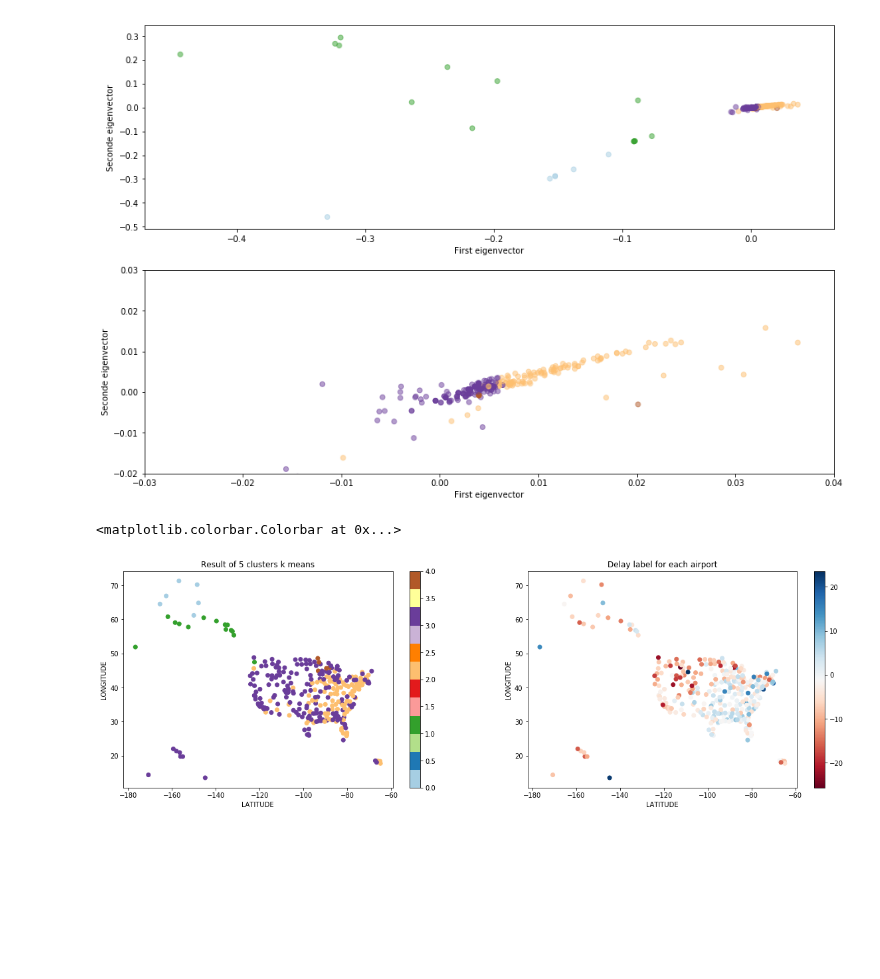
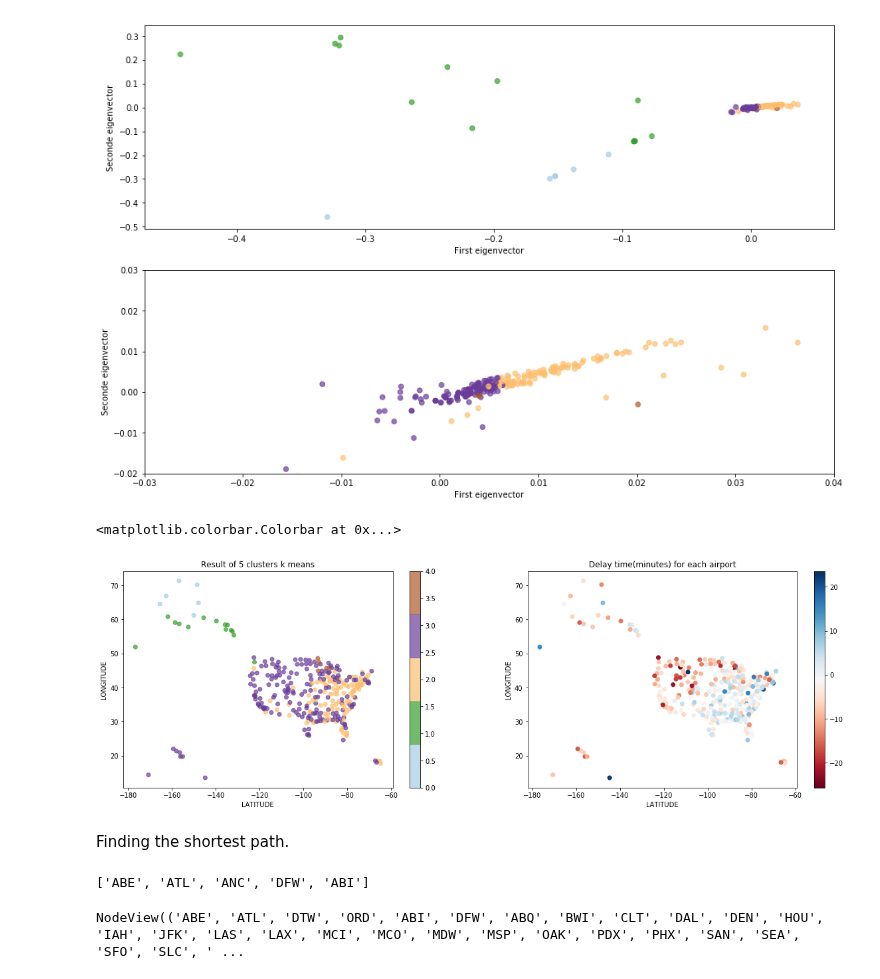
Before and after one commit to ownzonefeng/ntds_groupwork, a Jupyter notebook: Project/flightdelay/GraphAnalysis.ipynb, the cells around one changed output. Cells and saved outputs as stored; diff of their text form; code cells hidden in the pictures; blank space fills up the shorter version.

```diff
--- a/Project/flightdelay/GraphAnalysis.ipynb
+++ b/Project/flightdelay/GraphAnalysis.ipynb
@@ -80,12 +71,14 @@ k_means.fit(X)
 k_means_cluster_centers = np.sort(k_means.cluster_centers_, axis=0)
 k_means_labels = pairwise_distances_argmin(X, k_means_cluster_centers)
 # %%
+cmap = plt.get_cmap('Paired',5)
+
 fig, ax = plt.subplots(2,1,figsize=(15,10))
-ax[0].scatter(U[:,1],U[:,2],c=k_means_labels,alpha=0.5,cmap='Paired')
+ax[0].scatter(U[:,1],U[:,2],c=k_means_labels,alpha=0.7,cmap=cmap)
 ax[0].set_xlabel('First eigenvector')
 ax[0].set_ylabel('Seconde eigenvector')
 #plt.colorbar()
-ax[1].scatter(U[:,1],U[:,2],c=k_means_labels,alpha=0.5,cmap='Paired')
+ax[1].scatter(U[:,1],U[:,2],c=k_means_labels,alpha=0.7,cmap=cmap)
 ax[1].set_xlabel('First eigenvector')
 ax[1].set_ylabel('Seconde eigenvector')
 ax[1].set_xlim(-0.03,0.04)
@@ -95,24 +88,36 @@ ax[1].set_ylim(-0.02,0.03)
 [figure]
 # %%
 fig, ax = plt.subplots(1,2,figsize=(20,6))
-im0 = ax[0].scatter(y=label_geo_df.LATITUDE,x=label_geo_df.LONGITUDE,c=k_means_labels,cmap='Paired')
+im0 = ax[0].scatter(y=label_geo_df.LATITUDE,x=label_geo_df.LONGITUDE,
+                    c=k_means_labels,cmap=cmap,alpha=0.7)
 ax[0].set_xlabel('LATITUDE')
 ax[0].set_ylabel('LONGITUDE')
 ax[0].set_title('Result of 5 clusters k means')
 #plt.colorbar()
 
 label = label_geo_df.ARRIVAL_DELAY.copy()
 label[label<=0] = -1
 label[label>0] = 1
 # ax[1].scatter(y=label_geo_df.LATITUDE,x=label_geo_df.LONGITUDE,c=label,cmap='Paired')
-im1 = ax[1].scatter(y=label_geo_df.LATITUDE,x=label_geo_df.LONGITUDE,c=label_geo_df.ARRIVAL_DELAY,cmap='RdBu')
+im1 = ax[1].scatter(y=label_geo_df.LATITUDE,x=label_geo_df.LONGITUDE,
+                    c=label_geo_df.ARRIVAL_DELAY,cmap='RdBu')
 
 ax[1].set_xlabel('LATITUDE')
 ax[1].set_ylabel('LONGITUDE')
 ax[1].set_title('Delay time(minutes) for each airport')
 
 fig.colorbar(im0, ax=ax[0])
 fig.colorbar(im1, ax=ax[1])
 # %% [output]
 <matplotlib.colorbar.Colorbar at 0x...>
-[figure, old version]
+[figure, new version]
+# %% [markdown]
+Finding the shortest path.
+# %%
+nx.dijkstra_path(G,source='ABE',target='ABI')
+# %% [output]
+['ABE', 'ATL', 'ANC', 'DFW', 'ABI']
+# %%
+G.nodes
+# %% [output]
+NodeView(('ABE', 'ATL', 'DTW', 'ORD', 'ABI', 'DFW', 'ABQ', 'BWI', 'CLT', 'DAL', 'DEN', 'HOU', 'IAH', 'JFK', 'LAS', 'LAX', 'MCI', 'MCO', 'MDW', 'MSP', 'OAK', 'PDX', 'PHX', 'SAN', 'SEA', 'SFO', 'SLC', ' ...
```
Also changed, not shown: parts of 4 cells of this notebook, 1 other file.
